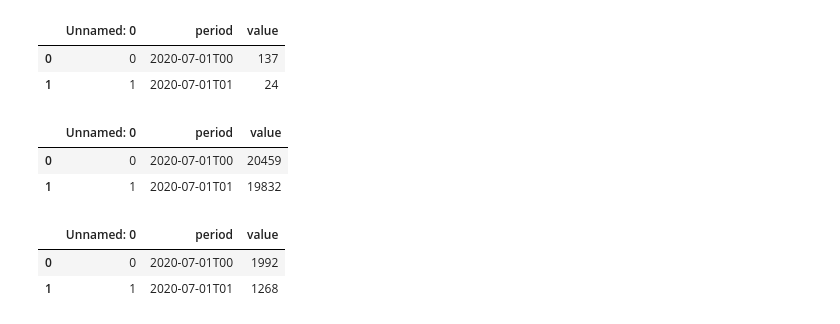
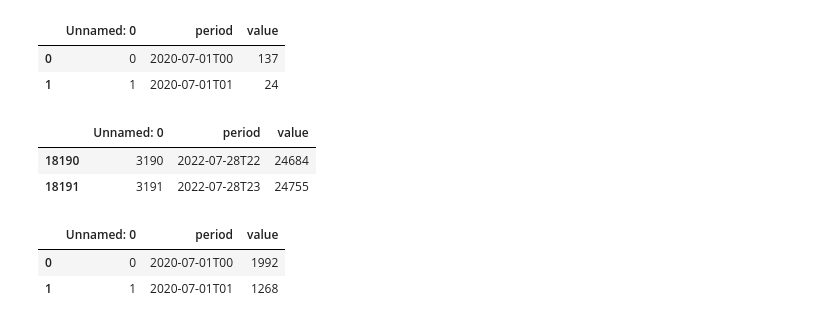
Before and after one commit to cdfurr/Solar-Power, a Jupyter notebook: Notebooks/Notebook_5.ipynb, the cells around one changed output. Drawn from its saved outputs; the diff is of its cells as text; code cells hidden in the pictures.

```diff
--- a/Notebooks/Notebook_5.ipynb
+++ b/Notebooks/Notebook_5.ipynb
@@ -98,11 +104,11 @@ df_sun.head(2)
 | 1 | 1 | 2020-07-01T01 | 24 |
 # %%
 df_gas = pd.read_csv('../data/df_ng.csv')
-df_gas.head(2)
+df_gas.tail(2)
 # %% [output]
 |  | Unnamed: 0 | period | value |
-| 0 | 0 | 2020-07-01T00 | 20459 |
-| 1 | 1 | 2020-07-01T01 | 19832 |
+| 18190 | 3190 | 2022-07-28T22 | 24684 |
+| 18191 | 3191 | 2022-07-28T23 | 24755 |
 # %%
 df_hydro = pd.read_csv('../data/df_hydro.csv')
 df_hydro.head(2)
```
Also changed, not shown: parts of 14 cells of this notebook, 2 other files.
